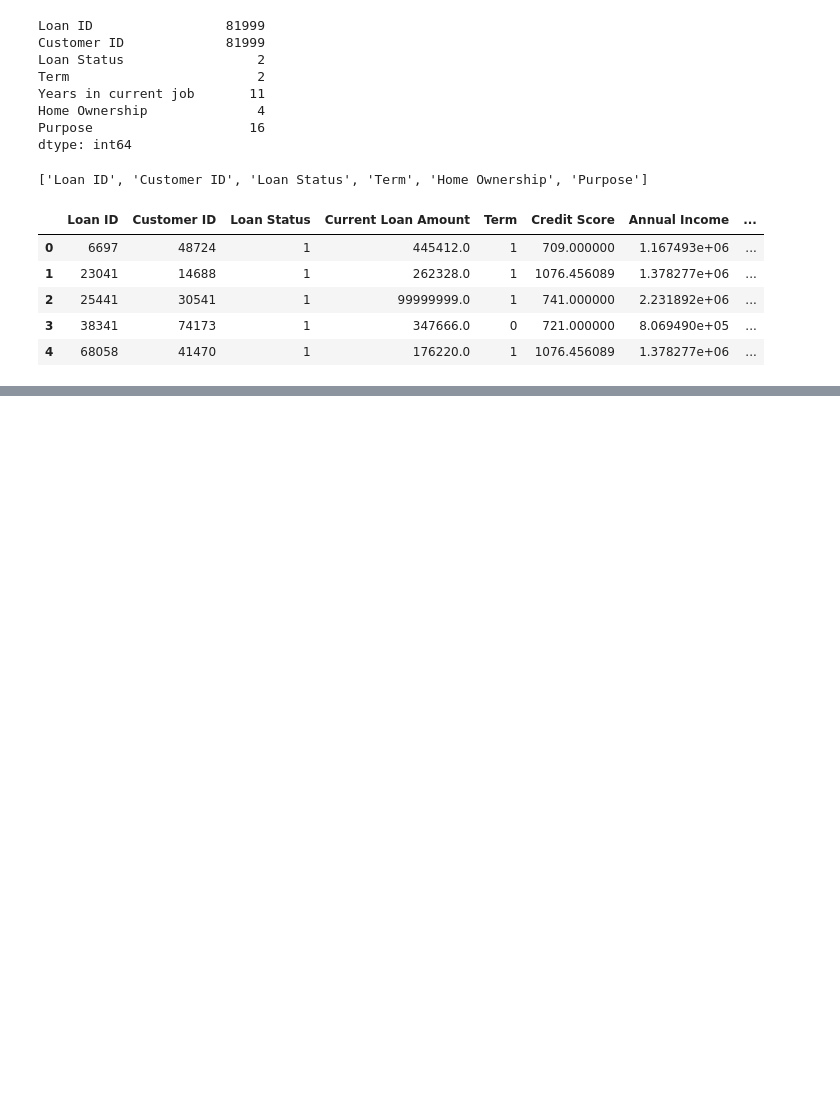
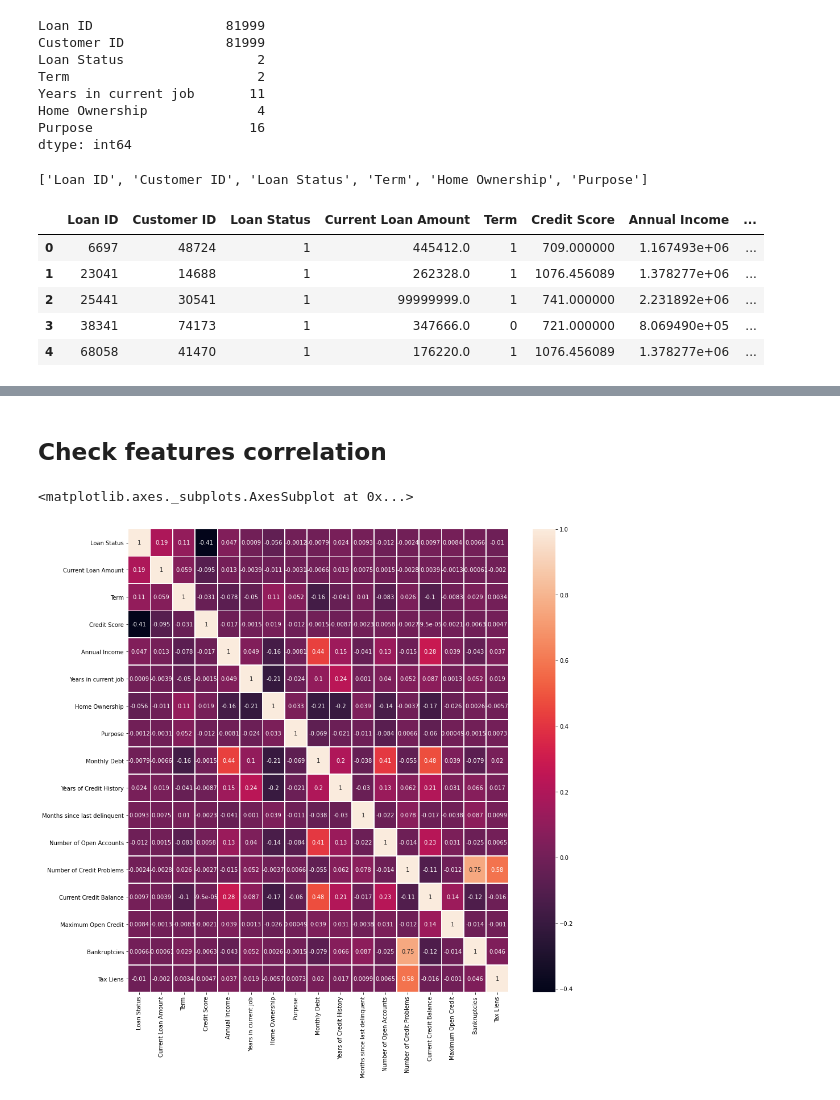
Before and after one commit to sbhushan0767/ECS171G12Proj, a Jupyter notebook: Bank_loan_status_data_preprocessing.ipynb, the cells around one changed output, grey strips where cells are left out. Cells and saved outputs as stored; diff of their text form; code cells hidden in the pictures; blank space fills up the shorter version.

Commit message:
converted the "Years in Current job" to numeric type, added a correlation plot, and a function to check data distribution

```diff
--- a/Bank_loan_status_data_preprocessing.ipynb
+++ b/Bank_loan_status_data_preprocessing.ipynb
@@ -221,0 +224,8 @@ df_train.head()
+# %%
+## Not sure how to convert 10+ years and less than 1 year to numeric type
+## So I used 0 for less than 1 year, and 10 for 10+ years
+label = "Years in current job"
+df_train[label] = df_train[label].replace({'< 1 year':0, '1 year': 1, '2 years': 2,
+                                          '3 years':3, '4 years':4, '5 years':5,
+                                          '6 years':6, '7 years':7, '8 years':8,
+                                          '9 years': 9, '10+ years': 10})
@@ -221,0 +282,12 @@ df_train.head()
+# %% [markdown]
+## Check features correlation
+# %%
+df_train_corr = df_train.drop(columns = ['Loan ID', 'Customer ID'])
+# %%
+## Bankruptcies and Number of credit problems have positive correlation
+## Number of credit problems and Tax lien have postiive correlation
+fig, ax = plt.subplots(figsize=(15,15))
+sns.heatmap(df_train_corr.corr(), annot = True,linewidths=.8, ax=ax)
+# %% [output]
+<matplotlib.axes._subplots.AxesSubplot at 0x...>
+[figure, added]
```
Also changed, not shown: parts of 5 cells of this notebook.
